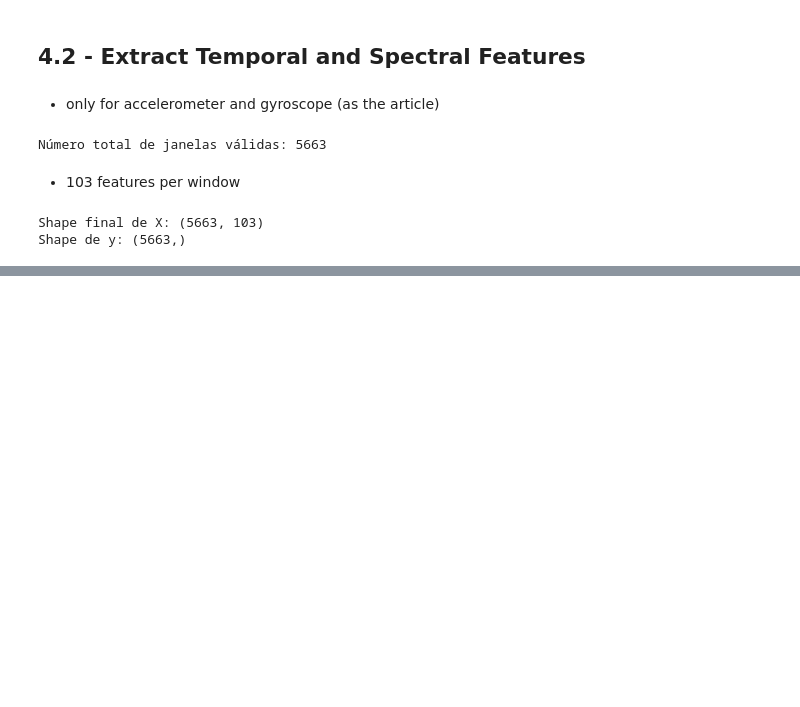
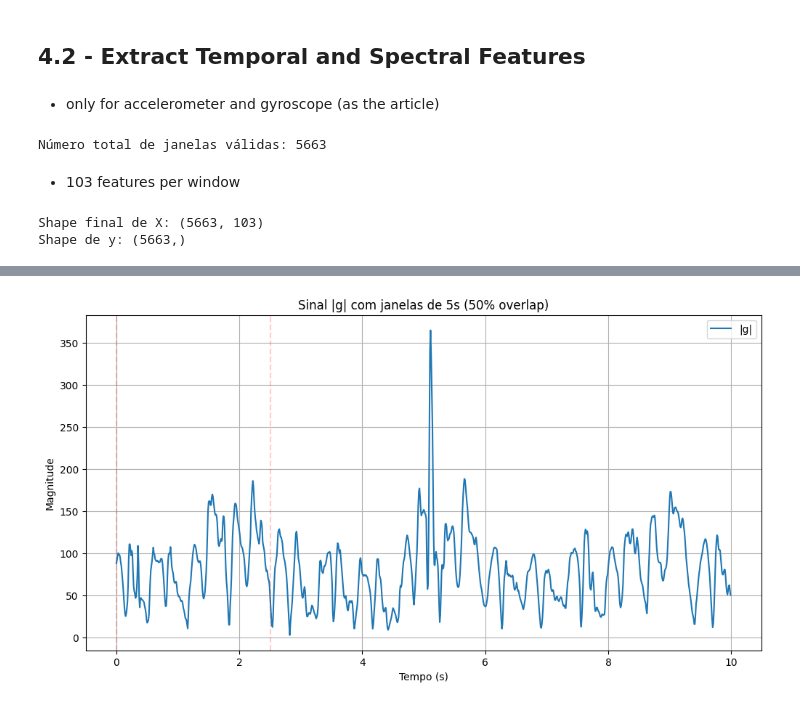
Before and after one commit to MiguelAnt17/detection_of_humans_activities, a Jupyter notebook: MiguelAntonio_2022237621.ipynb, the cells around one changed output, grey strips where cells are left out. Saved outputs shown, nothing was run; the diff lists cells and outputs as text; code cells hidden in the pictures; blank space fills up the shorter version.

```diff
--- a/MiguelAntonio_2022237621.ipynb
+++ b/MiguelAntonio_2022237621.ipynb
@@ -999,0 +1048,17 @@ Shape de y: (5663,)
+# %%
+win_time = 5
+fs = 100
+step = int(win_time * fs * 0.5)  # 50% overlap
+
+plt.figure(figsize=(12, 6))
+plt.plot(time, g, color='tab:blue', label='|g|')
+for start in range(0, n_samples - win_time * fs, step):
+    plt.axvline(start/fs, color='red', alpha=0.2, linestyle='--')
+plt.title(f'Sinal |g| com janelas de {win_time}s (50% overlap)')
+plt.xlabel('Tempo (s)')
+plt.ylabel('Magnitude')
+plt.legend()
+plt.grid(True)
+plt.show()
+# %% [output]
+[figure, added]
```
Also changed, not shown: parts of 2 cells of this notebook.
